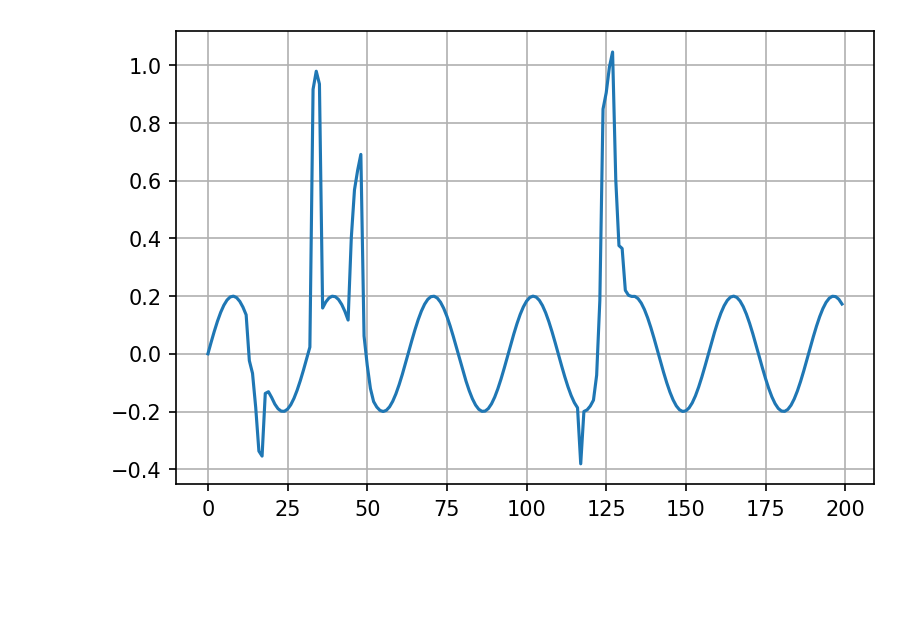
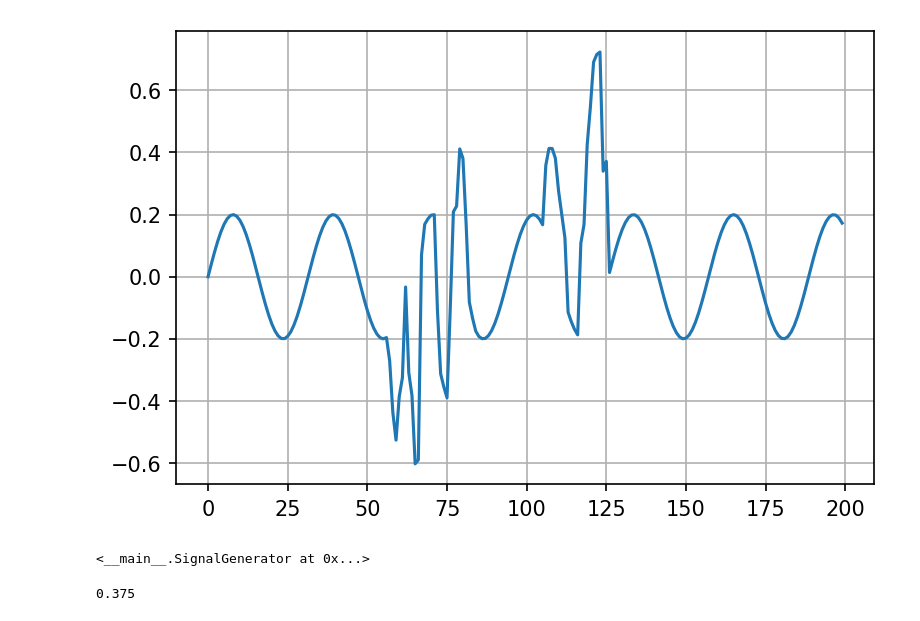
Before and after one commit to piaskowyk/milkyPressor, a Jupyter notebook: sandbox/notebook.ipynb, the cells around one changed output. Drawn from its saved outputs; the diff is of its cells as text; code cells hidden in the pictures; blank space fills up the shorter version.

Commit message:
Added metrics

```diff
--- a/sandbox/notebook.ipynb
+++ b/sandbox/notebook.ipynb
@@ -80,32 +81,55 @@ class SignalGenerator:
                 if index < 0:
                     continue
                 y = random.uniform(last_y, peak_y)
                 data[index] = y
                 last_y = y
             last_y = peak_y
             for i in range(math.floor(x_count / 2)):
                 index = x + i + 1
                 if index > len(data) - 1:
                     continue
                 y = random.uniform(last_y, min_value)
                 data[index] = y
                 last_y = y
         data = [y * direction for y in data]
         self._merge(data)
         return self
 
     def toFile(self):
         with open(self.file_name, 'w') as file:
             file.write(','.join(self.data))
         return self
 
     def draw(self):
         plt.figure(dpi=150)
         plt.plot(self.x_list, self.data)
         plt.grid()
         plt.show()
         return self
 
-signal_generator = SignalGenerator(0, 200).with_peaks(3).with_peaks(3, direction=-1).sin(0.2, 0.2).draw()
+SignalGenerator(0, 200).with_peaks(3).with_peaks(3, direction=-1).sin(0.2, 0.2).draw()
 # %% [output]
-[figure, old version]
+[figure, new version]
+<__main__.SignalGenerator at 0x...>
+# %%
+class Metric:
+  def sum_differences(self, original: list[float], transformed: list[float], use_absolut_value: bool = True) -> float:
+    differences = [original[i] - transformed[i] for i in range(len(original))]
+    if use_absolut_value:
+      differences = map(math.fabs, differences)
+    return sum(differences)
+
+  def arithmetic_average(self, original: list[float], transformed: list[float]) -> float:
+    return self.sum_differences(original, transformed) / len(original)
+
+  def standard_derivative(self, original: list[float], transformed: list[float]) -> float:
+    n = len(original)
+    return math.sqrt(sum([(original[i] - transformed[i])**2 for i in range(n)]) / n)
+
+  def function_field(self, original: list[float], transformed: list[float], normalize: bool = True) -> float:
+    original_field, transformed_field = np.trapz(original), np.trapz(transformed)
+    return math.fabs(original_field - transformed_field) / (max(original_field, transformed_field) if normalize else 1)
+
+Metric().function_field([1,2,3,4,5,6,7,8,9], [1,1,1,-5,5,6,7,4,11])
+# %% [output]
+0.375
```
Also changed, not shown: parts of 2 cells of this notebook.
